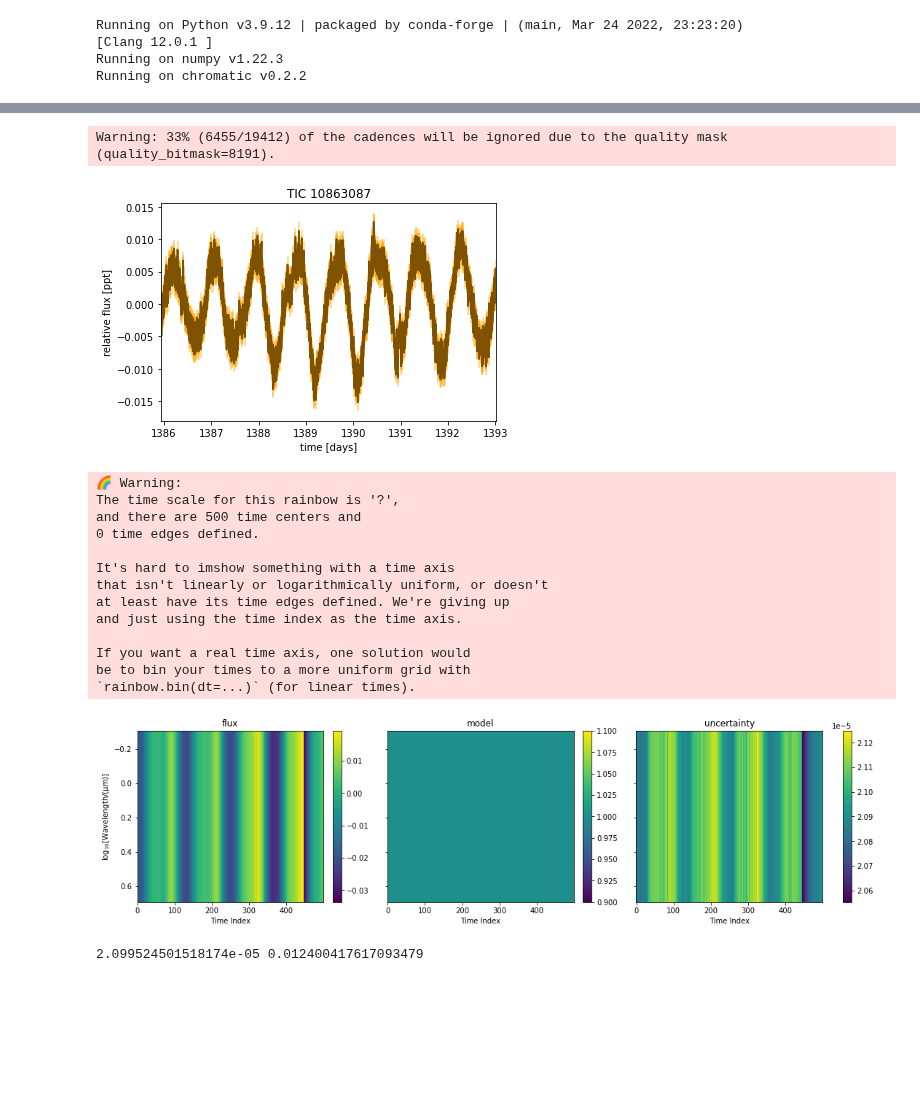
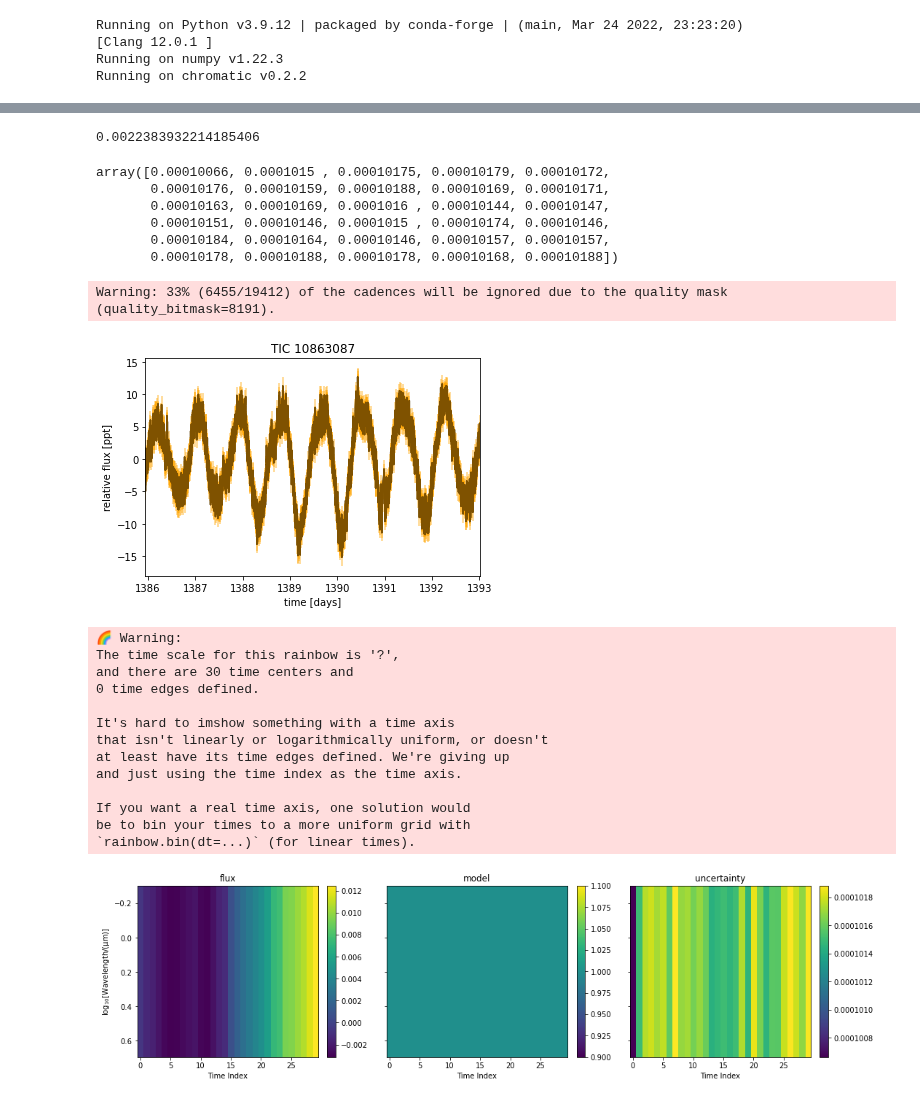
Before and after one commit to catrionamurray/chromatic_fitting, a Jupyter notebook: add_gp_model.ipynb, the cells around one changed output, grey strips where cells are left out. Drawn from its saved outputs; the diff is of its cells as text; code cells hidden in the pictures; blank space fills up the shorter version.

```diff
--- a/add_gp_model.ipynb
+++ b/add_gp_model.ipynb
@@ -70,3 +80,16 @@ plt.show()
+# %%
+np.mean(y)
+# %% [output]
+0.0022383932214185406
+# %%
+yerr
+# %% [output]
+array([0.00010066, 0.0001015 , 0.00010175, 0.00010179, 0.00010172,
+       0.00010176, 0.00010159, 0.00010188, 0.00010169, 0.00010171,
+       0.00010163, 0.00010169, 0.0001016 , 0.00010144, 0.00010147,
+       0.00010151, 0.00010146, 0.0001015 , 0.00010174, 0.00010146,
+       0.00010184, 0.00010164, 0.00010146, 0.00010157, 0.00010157,
+       0.00010178, 0.00010188, 0.00010178, 0.00010168, 0.00010188])
 # %%
 import lightkurve as lk
 
@@ -82,8 +105,8 @@ x = np.ascontiguousarray(lc.time.value, dtype=np.float64)
 y = np.ascontiguousarray(lc.flux, dtype=np.float64)
 yerr = np.ascontiguousarray(lc.flux_err, dtype=np.float64)
 mu = np.mean(y)
-y = (y / mu - 1) #* 1e3
-yerr = yerr / mu #* 1e3 / mu
+y = (y / mu - 1) * 1e3
+yerr = yerr * 1e3 / mu
 
 plt.errorbar(x, y, yerr, color="orange", alpha=0.5)
 plt.plot(x, y, "k")
@@ -93,30 +116,26 @@ plt.ylabel("relative flux [ppt]")
 _ = plt.title("TIC 10863087")
 # %% [output]
 Warning: 33% (6455/19412) of the cadences will be ignored due to the quality mask (quality_bitmask=8191).
-[figure, old version]
+[figure, new version]
 # %%
 # s = Rainbow(dict_to_rainbow)
-s = SimulatedRainbow(time=x*u.day, R=50)
+s = SimulatedRainbow(time=x*u.day)
+s = s.bin(nwavelengths=int(s.nwave/5))#, dt=5 * u.minute)
 s.fluxlike['flux'][:,:] = y
 s.fluxlike['uncertainty'][:,:] = yerr
-s = s.bin(nwavelengths=int(s.nwave/5))#, dt=5 * u.minute)
 s.imshow_quantities();
 # %% [output]
 🌈 Warning:
 The time scale for this rainbow is '?',
-and there are 500 time centers and
+and there are 30 time centers and
 0 time edges defined.
 
 It's hard to imshow something with a time axis
 that isn't linearly or logarithmically uniform, or doesn't
 at least have its time edges defined. We're giving up
 and just using the time index as the time axis.
 
 If you want a real time axis, one solution would
 be to bin your times to a more uniform grid with
 `rainbow.bin(dt=...)` (for linear times).
-[figure, old version]
+[figure, new version]
-# %%
-print(np.mean(s.uncertainty),np.std(s.flux))
-# %% [output]
-2.099524501518174e-05 0.012400417617093479
```
Also changed, not shown: parts of 30 cells of this notebook, 1 other file.
